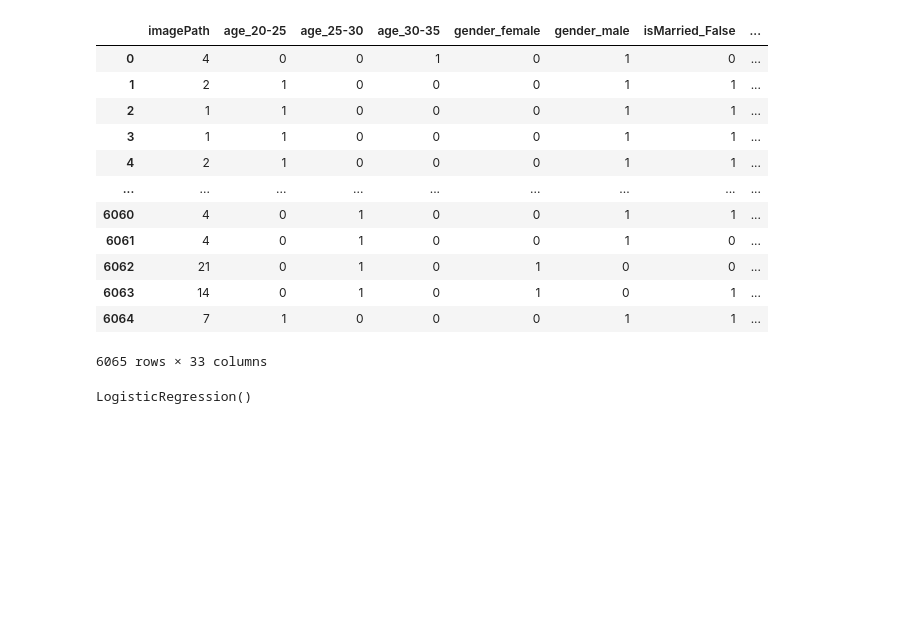
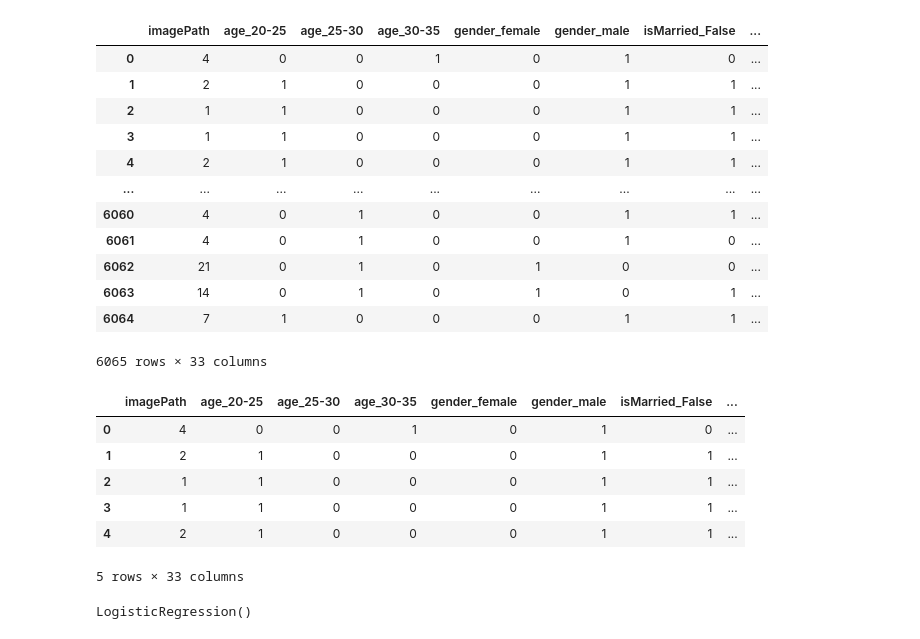
Before and after one commit to Akalanka-1996/consumer-behavior-prediction, a Jupyter notebook: design.ipynb, the cells around one changed output. Cells and saved outputs as stored; diff of their text form; code cells hidden in the pictures; blank space fills up the shorter version.

Commit message:
image paths

```diff
--- a/design.ipynb
+++ b/design.ipynb
@@ -207,6 +207,16 @@ newdata
 | 6063 | 14 | 0 | 1 | 0 | 1 | 0 | 1 | ... |
 | 6064 | 7 | 1 | 0 | 0 | 0 | 1 | 1 | ... |
 6065 rows × 33 columns
+# %%
+newdata.head()
+# %% [output]
+|  | imagePath | age_20-25 | age_25-30 | age_30-35 | gender_female | gender_male | isMarried_False | ... |
+| 0 | 4 | 0 | 0 | 1 | 0 | 1 | 0 | ... |
+| 1 | 2 | 1 | 0 | 0 | 0 | 1 | 1 | ... |
+| 2 | 1 | 1 | 0 | 0 | 0 | 1 | 1 | ... |
+| 3 | 1 | 1 | 0 | 0 | 0 | 1 | 1 | ... |
+| 4 | 2 | 1 | 0 | 0 | 0 | 1 | 1 | ... |
+5 rows × 33 columns
 # %%
 features = ['age', 'gender', 'price']
 # %%
```
Also changed, not shown: parts of 1 cell of this notebook, 26 other files.
